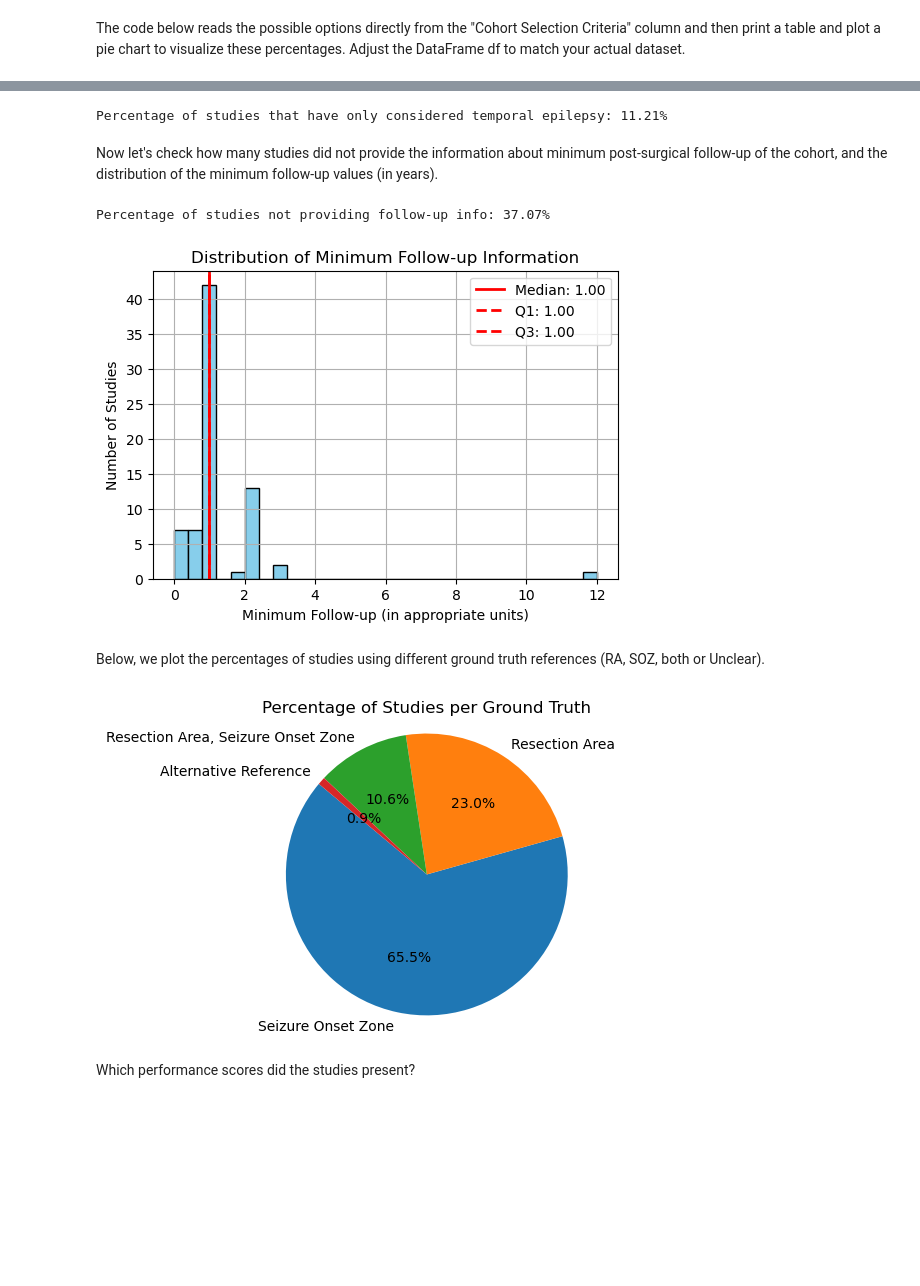
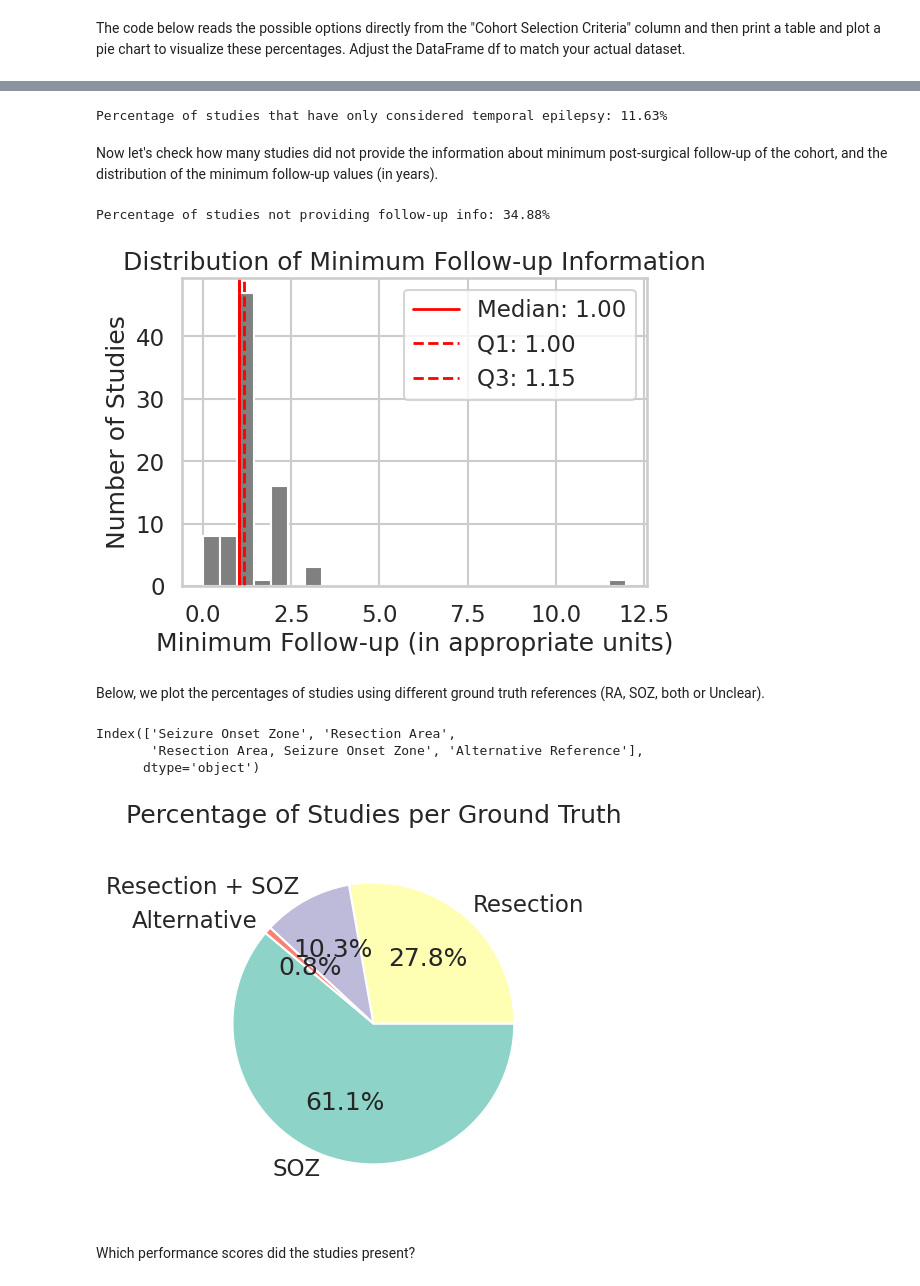
Before and after one commit to ivkarla/epigame, a Jupyter notebook: epirev/epirev_results_prelim.ipynb, the cells around one changed output, grey strips where cells are left out. Drawn from its saved outputs; the diff is of its cells as text; code cells hidden in the pictures; blank space fills up the shorter version.

```diff
--- a/epirev/epirev_results_prelim.ipynb
+++ b/epirev/epirev_results_prelim.ipynb
@@ -30,7 +30,7 @@ import matplotlib.pyplot as plt
 
 # Define the file path
 file_path = "/home/kivi/Downloads/"
-file_name = "epirev_extracted_data_210324.xlsx"
+file_name = "epirev_extracted_data_150424_final.xlsx"
 
 # Load the Excel file into a Pandas DataFrame
 excel_data = pd.read_excel(file_path+file_name, sheet_name=None)
@@ -57,3 +85,7 @@ if design_details_df[column].dtype == 'object':
+# %%
+import seaborn as sns
+
+sns.set(context='talk', style='whitegrid', palette='dark', font='sans-serif', font_scale=1, color_codes=True, rc=None)
 # %% [markdown]
 Plot cohort size distribution.
 # %%
@@ -170,8 +202,10 @@ print("Percentage of each option in Cohort Selection Criteria:")
 print(percentage_design_details_df)
 
 # Plot the pie chart
-plt.figure(figsize=(4, 4))
-plt.pie(percentage_design_details_df["Percentage"], labels=percentage_design_details_df["Option"], autopct='%1.1f%%', startangle=140)
+colors = sns.color_palette('Set3', 10)  # Choose a palette and the number of distinct colors you need
+
+plt.figure(figsize=(4, 5))
+plt.pie(percentage_design_details_df["Percentage"], labels=percentage_design_details_df["Option"], colors=colors, autopct='%1.1f%%', startangle=140)
 plt.title("Cohort Selection Criteria")
 plt.axis('equal')  # Equal aspect ratio ensures that pie is drawn as a circle
 plt.show()
@@ -233,7 +268,7 @@ percentage_temporal_only = (temporal_only_count / total_studies) * 100
 
 print(f"Percentage of studies that have only considered temporal epilepsy: {percentage_temporal_only:.2f}%")
 # %% [output]
-Percentage of studies that have only considered temporal epilepsy: 11.21%
+Percentage of studies that have only considered temporal epilepsy: 11.63%
 # %% [markdown]
 Now let's check how many studies did not provide the information about minimum post-surgical follow-up of the cohort, and the distribution of the minimum follow-up values (in years).
 # %%
@@ -248,14 +283,14 @@ no_followup_info_percentage = (no_followup_info_count / total_studies) * 100
 
 print(f"Percentage of studies not providing follow-up info: {no_followup_info_percentage:.2f}%")
 # %% [output]
-Percentage of studies not providing follow-up info: 37.07%
+Percentage of studies not providing follow-up info: 34.88%
 # %%
 # Convert the column to numeric, errors='coerce' will turn the non-numeric values to NaNs, which are then dropped
 provided_info_df = pd.to_numeric(design_details_df["Follow-up - Minimum Follow-up\n[Question ID: 57638][Field ID: 93701x122086]"], errors='coerce').copy() # To avoid SettingWithCopyWarning
 
 # Plotting the histogram
 plt.figure(figsize=(6, 4))
-provided_info_df.hist(bins=30, color='skyblue', edgecolor='black')
+provided_info_df.hist(bins=25, color='grey', edgecolor='white')
 plt.title('Distribution of Minimum Follow-up Information')
 plt.xlabel('Minimum Follow-up (in appropriate units)')
 plt.ylabel('Number of Studies')
@@ -273,26 +308,32 @@ plt.axvline(Q3, color='red', linestyle='--', linewidth=2, label=f'Q3: {Q3:.2f}')
 plt.legend()
 plt.show()
 # %% [output]
-[figure, old version]
+[figure, new version]
 # %% [markdown]
 Below, we plot the percentages of studies using different ground truth references (RA, SOZ, both or Unclear).
+# %%
+ground_truth_counts.index
+# %% [output]
+Index(['Seizure Onset Zone', 'Resection Area',
+       'Resection Area, Seizure Onset Zone', 'Alternative Reference'],
+      dtype='object')
 # %%
 # Preprocess the column to replace combined values with a standardized label
 ground_truth_column = design_details_df["Ground Truth\n[Question ID: 57640][Field ID: 93704x122089]"].copy()
 ground_truth_column.replace({"Resection Area\nSeizure Onset Zone": "Resection Area, Seizure Onset Zone", "Seizure Onset Zone\nResection Area": "Resection Area, Seizure Onset Zone"}, inplace=True)
 ground_truth_column.replace({"Alternative Reference\nResection Area": "Resection Area"}, inplace=True)
 
 # Count the occurrences of each value
 ground_truth_counts = ground_truth_column.value_counts()
-
+pie_labels = ["SOZ", "Resection", "Resection + SOZ", "Alternative"]
 # Pie chart
-plt.figure(figsize=(4, 4))
-plt.pie(ground_truth_counts, labels=ground_truth_counts.index, autopct='%1.1f%%', startangle=140)
+plt.figure(figsize=(4, 5))
+plt.pie(ground_truth_counts, labels=pie_labels, colors=colors, autopct='%1.1f%%', startangle=140)
 plt.title('Percentage of Studies per Ground Truth')
 plt.axis('equal')
 plt.show()
 # %% [output]
-[figure, old version]
+[figure, new version]
 # %% [markdown]
 Which performance scores did the studies present?
 # %%
```
Also changed, not shown: parts of 16 cells of this notebook.
